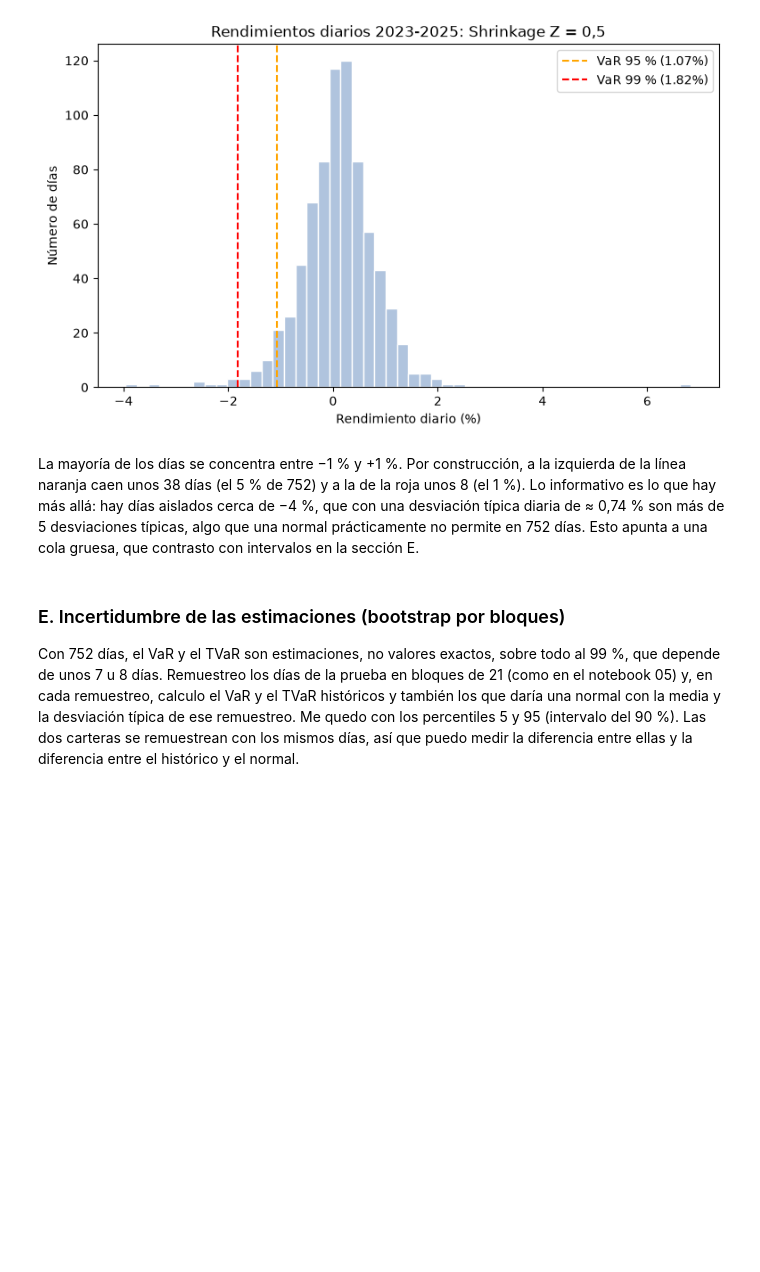
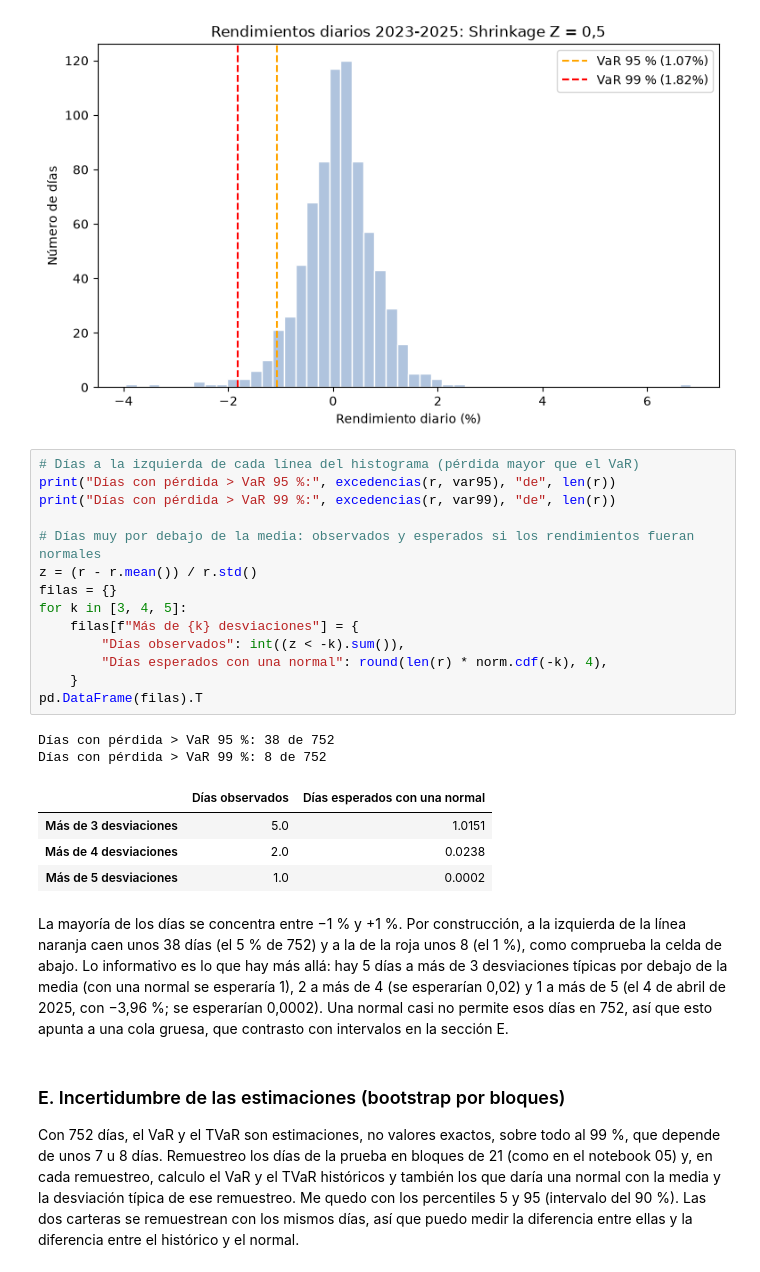
Before and after one commit to mnayala100/proyecto-cartera-markowitz, a Jupyter notebook: notebooks/07_var_tvar.ipynb, the cells around one changed output. Drawn from its saved outputs; the diff is of its cells as text; blank space fills up the shorter version.

```diff
--- a/notebooks/07_var_tvar.ipynb
+++ b/notebooks/07_var_tvar.ipynb
@@ -159,8 +157,29 @@ ax.legend()
 plt.show()
 # %% [output]
 [figure]
+# %%
+# Días a la izquierda de cada línea del histograma (pérdida mayor que el VaR)
+print("Días con pérdida > VaR 95 %:", excedencias(r, var95), "de", len(r))
+print("Días con pérdida > VaR 99 %:", excedencias(r, var99), "de", len(r))
+
+# Días muy por debajo de la media: observados y esperados si los rendimientos fueran normales
+z = (r - r.mean()) / r.std()
+filas = {}
+for k in [3, 4, 5]:
+    filas[f"Más de {k} desviaciones"] = {
+        "Días observados": int((z < -k).sum()),
+        "Días esperados con una normal": round(len(r) * norm.cdf(-k), 4),
+    }
+pd.DataFrame(filas).T
+# %% [output]
+Días con pérdida > VaR 95 %: 38 de 752
+Días con pérdida > VaR 99 %: 8 de 752
+|  | Días observados | Días esperados con una normal |
+| Más de 3 desviaciones | 5.0 | 1.0151 |
+| Más de 4 desviaciones | 2.0 | 0.0238 |
+| Más de 5 desviaciones | 1.0 | 0.0002 |
 # %% [markdown]
-La mayoría de los días se concentra entre −1 % y +1 %. Por construcción, a la izquierda de la línea naranja caen unos 38 días (el 5 % de 752) y a la de la roja unos 8 (el 1 %). Lo informativo es lo que hay más allá: hay días aislados cerca de −4 %, que con una desviación típica diaria de ≈ 0,74 % son más de 5 desviaciones típicas, algo que una normal prácticamente no permite en 752 días. Esto apunta a una cola gruesa, que contrasto con intervalos en la sección E.
+La mayoría de los días se concentra entre −1 % y +1 %. Por construcción, a la izquierda de la línea naranja caen unos 38 días (el 5 % de 752) y a la de la roja unos 8 (el 1 %), como comprueba la celda de abajo. Lo informativo es lo que hay más allá: hay 5 días a más de 3 desviaciones típicas por debajo de la media (con una normal se esperaría 1), 2 a más de 4 (se esperarían 0,02) y 1 a más de 5 (el 4 de abril de 2025, con −3,96 %; se esperarían 0,0002). Una normal casi no permite esos días en 752, así que esto apunta a una cola gruesa, que contrasto con intervalos en la sección E.
 # %% [markdown]
 ### E. Incertidumbre de las estimaciones (bootstrap por bloques)
 
```
Also changed, not shown: parts of 10 cells of this notebook, 2 other files.
